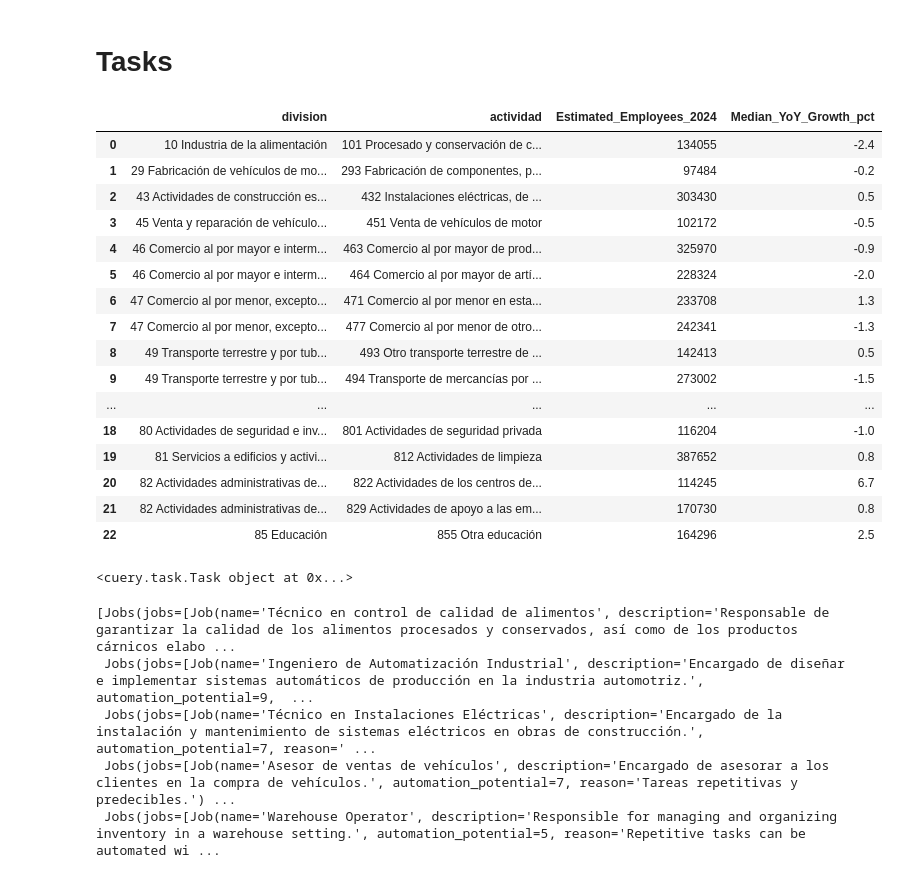
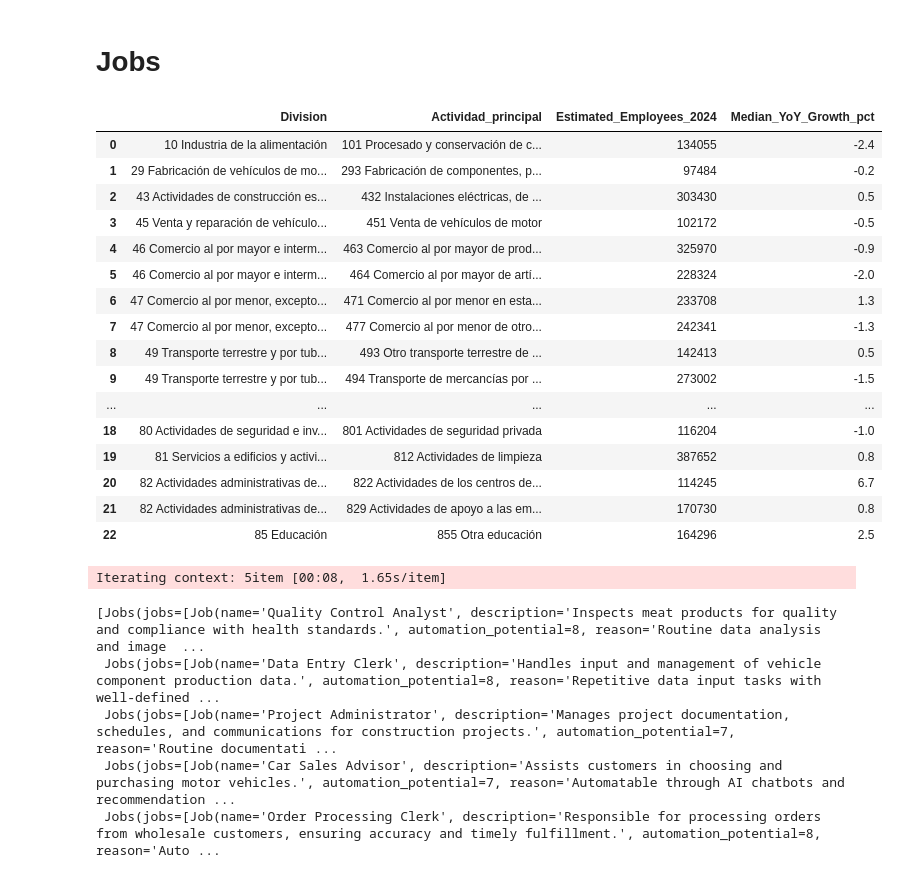
Before and after one commit to graphext/cuery, a Jupyter notebook: notebooks/examples.ipynb, the cells around one changed output. Saved outputs shown, nothing was run; the diff lists cells and outputs as text; code cells hidden in the pictures.

```diff
--- a/notebooks/examples.ipynb
+++ b/notebooks/examples.ipynb
@@ -15,23 +63,17 @@ GDRIVE = Path("~/Google Drive/Shared drives/Solutions").expanduser()
 # %% [markdown]
-# Tasks
+# Jobs
 # %%
 DATA_DIR = GDRIVE / "Research/future_of_work/inputs/ine_dirce_aggregated_by_activity.csv"
-data = pd.read_csv(DATA_DIR).rename(
-    columns={"Division": "division", "Actividad principal": "actividad"}
-)
+data = pd.read_csv(DATA_DIR)
+data.columns = [c.replace(" ", "_") for c in data.columns]
 display(data)
 
 n_examples = 5
-context_df = data[["division", "actividad"]].iloc[:5]
-
-context_dict = {
-    "division": context_df["division"].tolist(),
-    "actividad": context_df["actividad"].to_list(),
-}
-
+context_df = data.iloc[:5]
+context_dict = {col: context_df[col].tolist() for col in context_df.columns}
 context_records = context_df.to_dict(orient="records")
 # %% [output]
-|  | division | actividad | Estimated_Employees_2024 | Median_YoY_Growth_pct |
+|  | Division | Actividad_principal | Estimated_Employees_2024 | Median_YoY_Growth_pct |
 | 0 | 10 Industria de la alimentación | 101 Procesado y conservación de c... | 134055 | -2.4 |
 | 1 | 29 Fabricación de vehículos de mo... | 293 Fabricación de componentes, p... | 97484 | -0.2 |
 | 2 | 43 Actividades de construcción es... | 432 Instalaciones eléctricas, de ... | 303430 | 0.5 |
@@ -48,16 +90,13 @@ context_records = context_df.to_dict(orient="records")
 | 20 | 82 Actividades administrativas de... | 822 Actividades de los centros de... | 114245 | 6.7 |
 | 21 | 82 Actividades administrativas de... | 829 Actividades de apoyo a las em... | 170730 | 0.8 |
 | 22 | 85 Educación | 855 Otra educación | 164296 | 2.5 |
-# %%
-pprint(tasks.DirceJobs)
-# %% [output]
-<cuery.task.Task object at 0x...>
 # %%
-dirce = await tasks.DirceJobs(context_df, model="gpt-3.5-turbo")
-dirce
+jobs = await DirceJobs(context_df, model="gpt-4.1-mini")
+jobs
 # %% [output]
-[Jobs(jobs=[Job(name='Técnico en control de calidad de alimentos', description='Responsable de garantizar la calidad de los alimentos procesados y conservados, así como de los productos cárnicos elabo ...
- Jobs(jobs=[Job(name='Ingeniero de Automatización Industrial', description='Encargado de diseñar e implementar sistemas automáticos de producción en la industria automotriz.', automation_potential=9,  ...
- Jobs(jobs=[Job(name='Técnico en Instalaciones Eléctricas', description='Encargado de la instalación y mantenimiento de sistemas eléctricos en obras de construcción.', automation_potential=7, reason=' ...
- Jobs(jobs=[Job(name='Asesor de ventas de vehículos', description='Encargado de asesorar a los clientes en la compra de vehículos.', automation_potential=7, reason='Tareas repetitivas y predecibles.') ...
- Jobs(jobs=[Job(name='Warehouse Operator', description='Responsible for managing and organizing inventory in a warehouse setting.', automation_potential=5, reason='Repetitive tasks can be automated wi ...
+Iterating context: 5item [00:08,  1.65s/item]
+[Jobs(jobs=[Job(name='Quality Control Analyst', description='Inspects meat products for quality and compliance with health standards.', automation_potential=8, reason='Routine data analysis and image  ...
+ Jobs(jobs=[Job(name='Data Entry Clerk', description='Handles input and management of vehicle component production data.', automation_potential=8, reason='Repetitive data input tasks with well-defined ...
+ Jobs(jobs=[Job(name='Project Administrator', description='Manages project documentation, schedules, and communications for construction projects.', automation_potential=7, reason='Routine documentati ...
+ Jobs(jobs=[Job(name='Car Sales Advisor', description='Assists customers in choosing and purchasing motor vehicles.', automation_potential=7, reason='Automatable through AI chatbots and recommendation ...
+ Jobs(jobs=[Job(name='Order Processing Clerk', description='Responsible for processing orders from wholesale customers, ensuring accuracy and timely fulfillment.', automation_potential=8, reason='Auto ...
```
Also changed, not shown: parts of 11 cells of this notebook, 7 other files.
